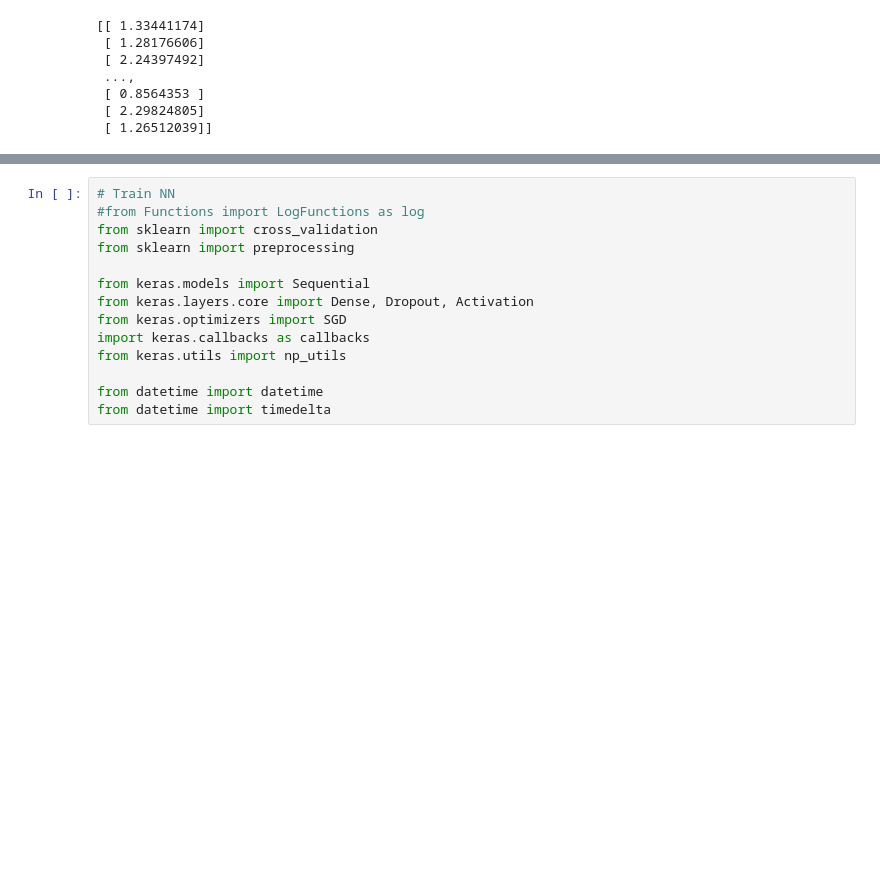
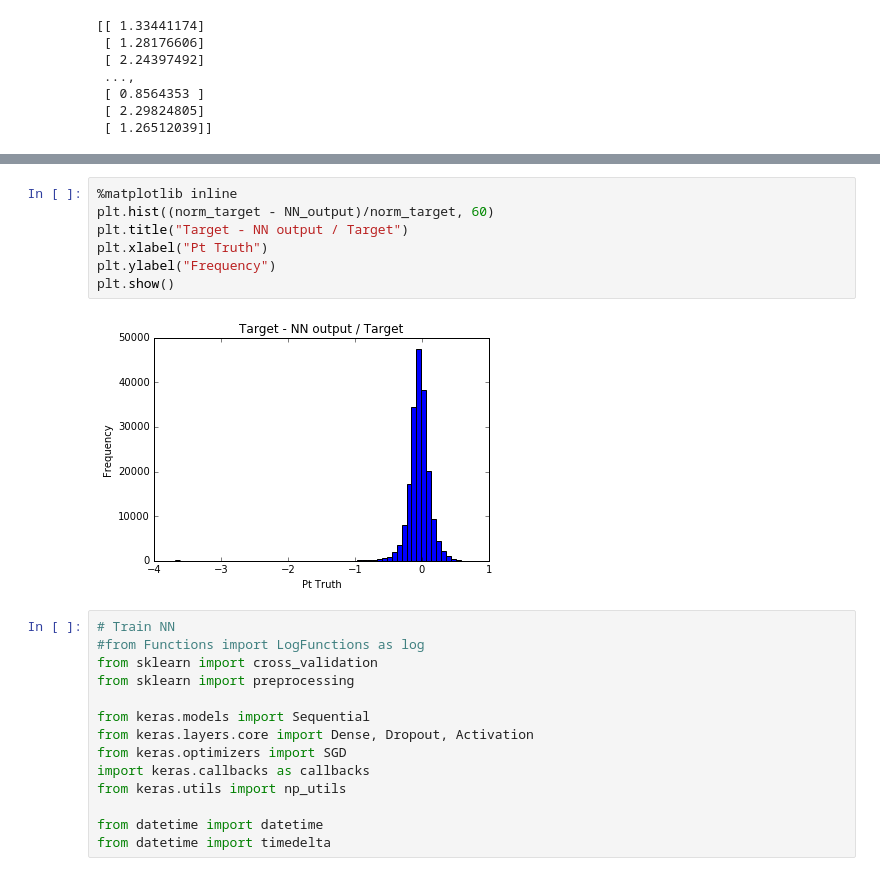
Before and after one commit to micaelverissimo/PtRelAnalysis, a Jupyter notebook: NeuralAnalysis.ipynb, the cells around one changed output, grey strips where cells are left out. Drawn from its saved outputs; the diff is of its cells as text; blank space fills up the shorter version.

```diff
--- a/NeuralAnalysis.ipynb
+++ b/NeuralAnalysis.ipynb
@@ -223,3 +256,12 @@ plt.show()
+# %%
+%matplotlib inline
+plt.hist((norm_target - NN_output)/norm_target, 60)
+plt.title("Target - NN output / Target")
+plt.xlabel("Pt Truth")
+plt.ylabel("Frequency")
+plt.show()
+# %% [output]
+[figure, added]
 # %%
 # Train NN
 #from Functions import LogFunctions as log
```
Also changed, not shown: parts of 5 cells of this notebook.
